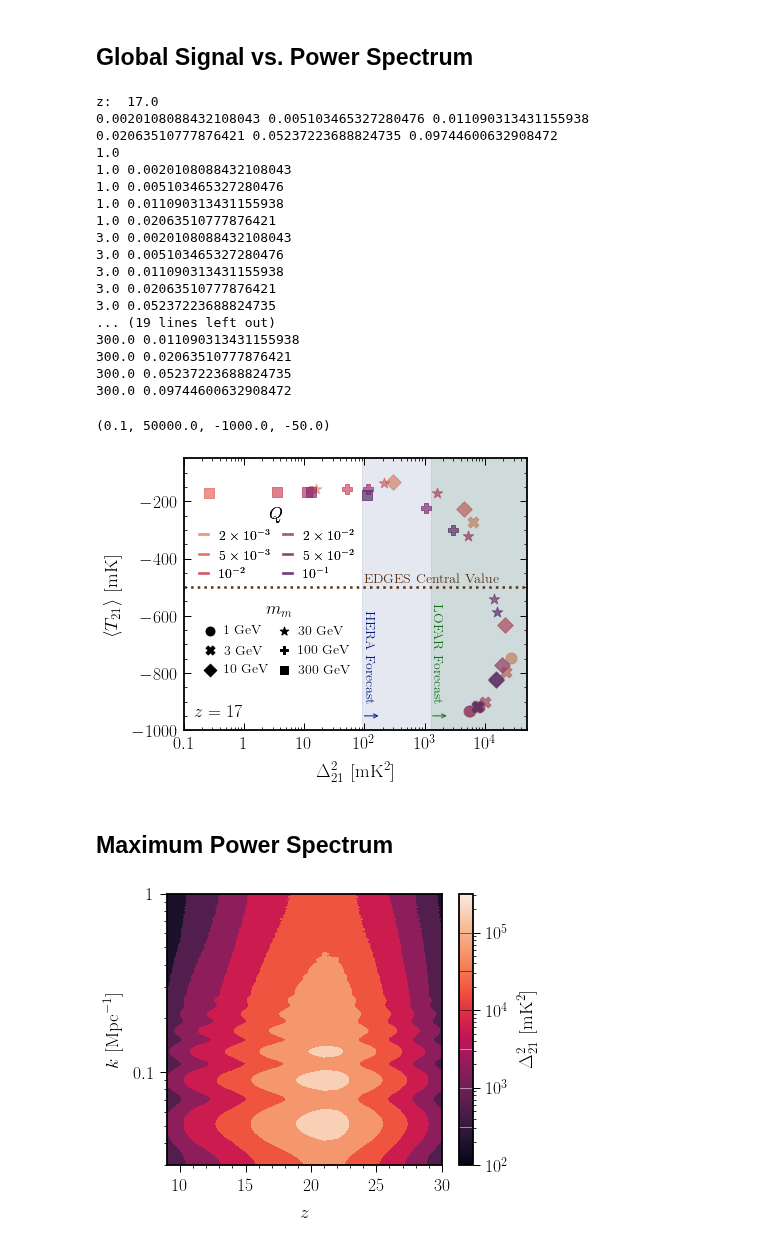
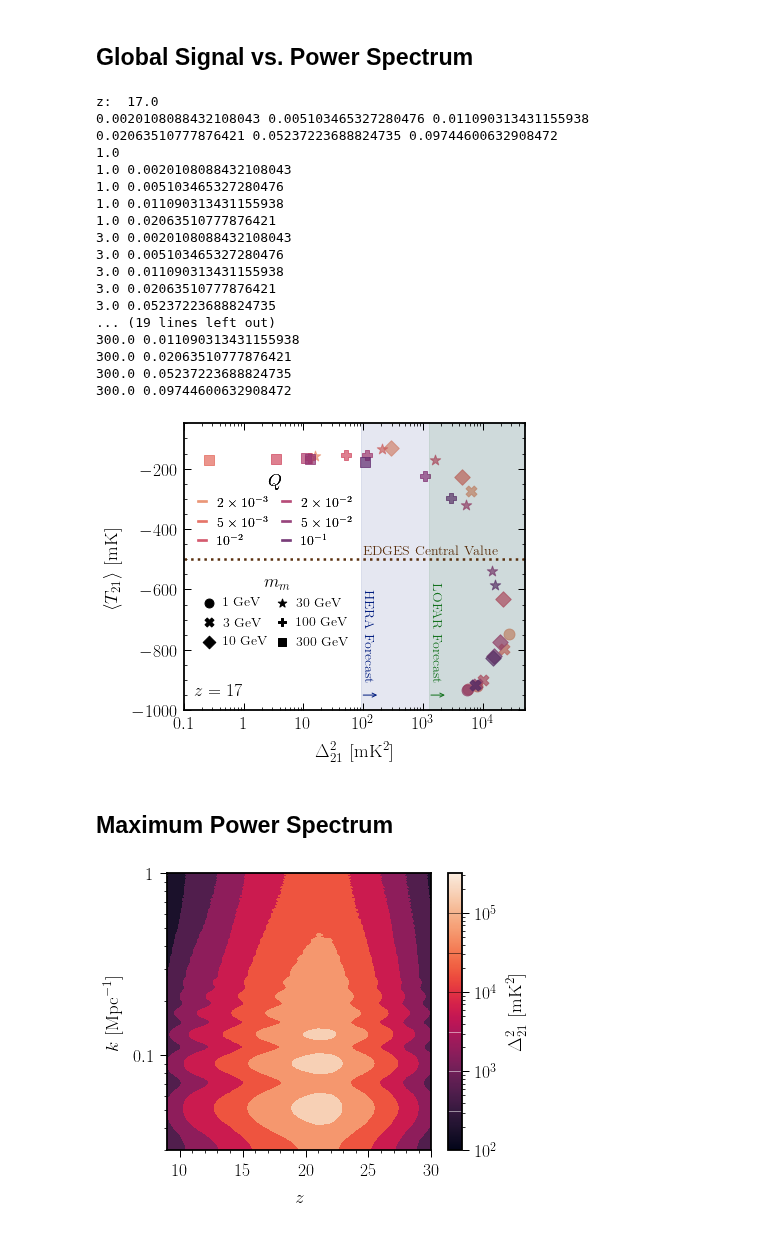
Before and after one commit to hongwanliu/millicharged_DM_with_bath, a Jupyter notebook: notebooks/combine_diff_models.ipynb, the cells around one changed output. Drawn from its saved outputs; the diff is of its cells as text; code cells hidden in the pictures.

```diff
--- a/notebooks/combine_diff_models.ipynb
+++ b/notebooks/combine_diff_models.ipynb
@@ -444,36 +443,36 @@ for i,marker in enumerate(marker_list):
     mm_handles_list.append(scat)
 
 legend1 = plt.legend(handles=mm_handles_list, ncol=2, fontsize=14, handlelength=.4, title=r'$m_m$', title_fontsize=18, columnspacing=0.8, bbox_to_anchor=(0.52, 0.52))
 legend2 = plt.legend(handles=Q_handles_list, ncol=2, fontsize=14, handlelength=.6, title=r'$Q$', title_fontsize=18, columnspacing=1, bbox_to_anchor=(0.53, 0.87))
 
 ax.add_artist(legend1)
 
 ax.add_artist(legend2)
 
 plt.axis([.1, 5e4, -1000, -50])
 
+plt.tight_layout()
 
-plt.savefig('plots/global_signal_vs_power_spec.pdf', bbox_inches='tight')
+plt.savefig('plots/global_signal_vs_power_spec.pdf')
 # %% [output]
 z:  17.0
 0.0020108088432108043 0.005103465327280476 0.011090313431155938 0.02063510777876421 0.05237223688824735 0.09744600632908472
 1.0
 1.0 0.0020108088432108043
 1.0 0.005103465327280476
 1.0 0.011090313431155938
 1.0 0.02063510777876421
 3.0 0.0020108088432108043
 3.0 0.005103465327280476
 3.0 0.011090313431155938
 3.0 0.02063510777876421
 3.0 0.05237223688824735
 ... (19 lines left out)
 300.0 0.011090313431155938
 300.0 0.02063510777876421
 300.0 0.05237223688824735
 300.0 0.09744600632908472
-(0.1, 50000.0, -1000.0, -50.0)
-[figure, old version]
+[figure, new version]
 # %% [markdown]
 ## Maximum Power Spectrum
 # %%
@@ -562,6 +561,8 @@ cbar.ax.plot([0,1], [10**(4.5), 10**(4.5)], 'k', linewidth=0.5)
 cbar.ax.plot([0,1], [10**(5), 10**(5)], 'k', linewidth=0.5)
 cbar.ax.tick_params(axis='y', direction='out', which='both')
 
-plt.savefig('plots/max_power_spec.pdf', bbox_inches='tight')
+plt.tight_layout()
+
+plt.savefig('plots/max_power_spec.pdf')
 # %% [output]
-[figure, old version]
+[figure, new version]
```
Also changed, not shown: parts of 3 cells of this notebook, 4 other files.
